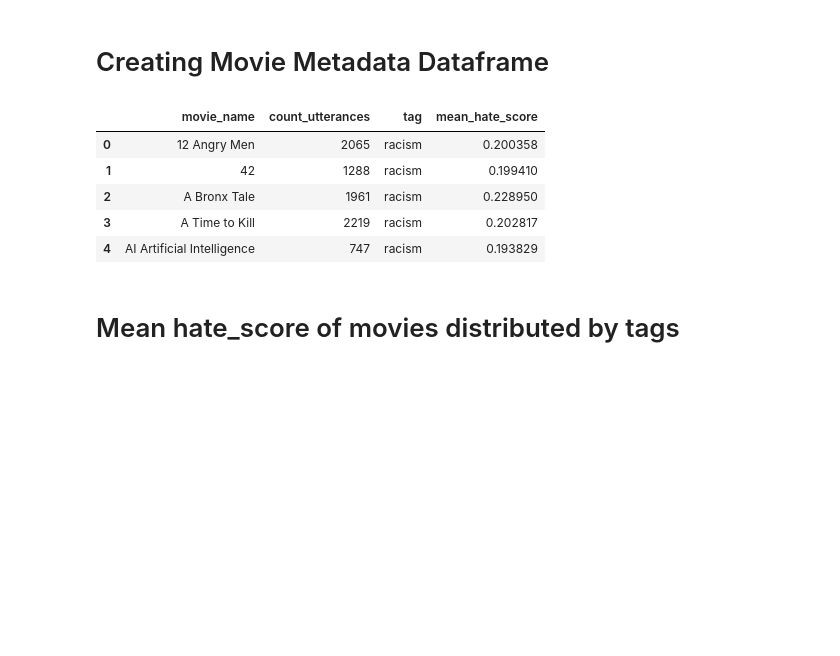
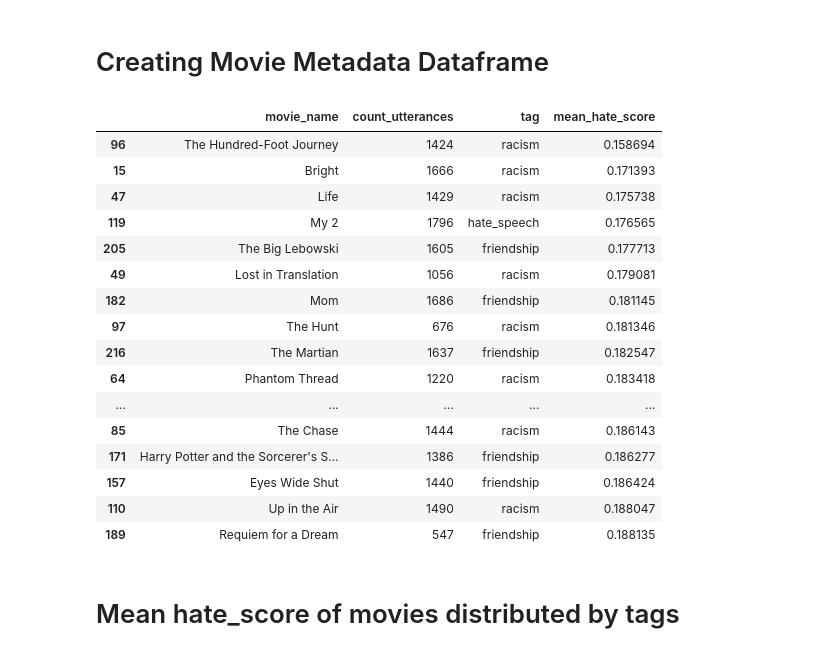
Before and after one commit to nvbogu/movie_hatespeech_detection, a Jupyter notebook: niklas_approach/get_model_score.ipynb, the cells around one changed output. Drawn from its saved outputs; the diff is of its cells as text; code cells hidden in the pictures; blank space fills up the shorter version.

```diff
--- a/niklas_approach/get_model_score.ipynb
+++ b/niklas_approach/get_model_score.ipynb
@@ -73,15 +73,26 @@ mean_hate_score_by_movie_df = df_result.groupby('movie_name').combined_normlized
 movie_metadata = df_result.drop_duplicates(subset=['movie_name'])[['movie_name', 'count_utterances', 'tag']]
 # %%
 movie_metadata = movie_metadata.merge(mean_hate_score_by_movie_df, on='movie_name')
-# %%
-movie_metadata.head()
-# %% [output]
-|  | movie_name | count_utterances | tag | mean_hate_score |
-| 0 | 12 Angry Men | 2065 | racism | 0.200358 |
-| 1 | 42 | 1288 | racism | 0.199410 |
-| 2 | A Bronx Tale | 1961 | racism | 0.228950 |
-| 3 | A Time to Kill | 2219 | racism | 0.202817 |
-| 4 | AI Artificial Intelligence | 747 | racism | 0.193829 |
+# %%
+movie_metadata.sort_values(by='mean_hate_score', ascending=True).head(20)
+# %% [output]
+|  | movie_name | count_utterances | tag | mean_hate_score |
+| 96 | The Hundred-Foot Journey | 1424 | racism | 0.158694 |
+| 15 | Bright | 1666 | racism | 0.171393 |
+| 47 | Life | 1429 | racism | 0.175738 |
+| 119 | My 2 | 1796 | hate_speech | 0.176565 |
+| 205 | The Big Lebowski | 1605 | friendship | 0.177713 |
+| 49 | Lost in Translation | 1056 | racism | 0.179081 |
+| 182 | Mom | 1686 | friendship | 0.181145 |
+| 97 | The Hunt | 676 | racism | 0.181346 |
+| 216 | The Martian | 1637 | friendship | 0.182547 |
+| 64 | Phantom Thread | 1220 | racism | 0.183418 |
+| ... | ... | ... | ... | ... |
+| 85 | The Chase | 1444 | racism | 0.186143 |
+| 171 | Harry Potter and the Sorcerer's S... | 1386 | friendship | 0.186277 |
+| 157 | Eyes Wide Shut | 1440 | friendship | 0.186424 |
+| 110 | Up in the Air | 1490 | racism | 0.188047 |
+| 189 | Requiem for a Dream | 547 | friendship | 0.188135 |
 # %% [markdown]
 # Mean hate_score of movies distributed by tags
 # %%
```
